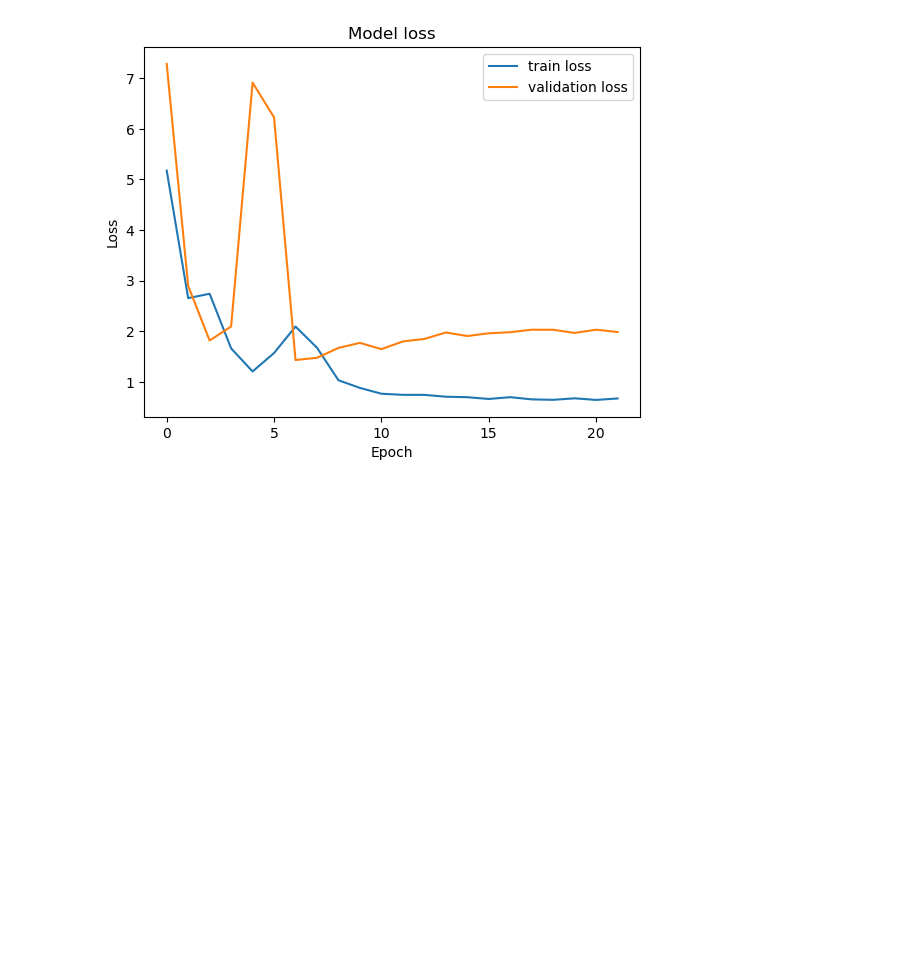
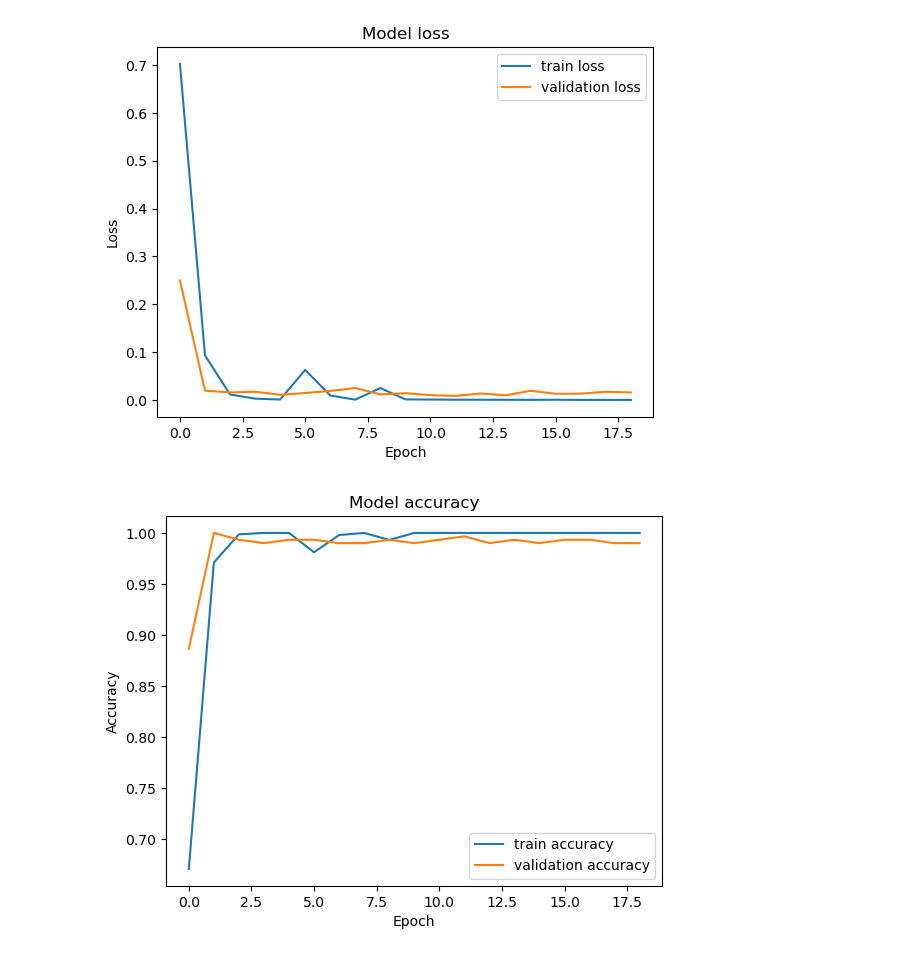
Before and after one commit to slavajda02/MLF-Project, a Jupyter notebook: testing.ipynb, the cells around one changed output. Cells and saved outputs as stored; diff of their text form; code cells hidden in the pictures; blank space fills up the shorter version.

```diff
--- a/testing.ipynb
+++ b/testing.ipynb
@@ -22,7 +33,7 @@ To enable the following instructions: AVX2 FMA, in other operations, rebuild Ten
 # Load dataset
 def load_dataset(dir_path):
     """
-    Load dataset from a given directory path.
+    Load dataset from a given directory path. Normalizes and reshapes the data for the machine learning model.
 
     Args:
         dir_path (str): Path to the dataset directory.
@@ -41,8 +52,9 @@ def load_dataset(dir_path):
     label_training = os.path.join(dir_path, 'label_train.csv')
     label_testing = os.path.join(dir_path, 'test_format.csv')
 
-    training_files = os.listdir(train_path)
-    testing_files = os.listdir(test_path)
+    # List directories and sort them by their ID
+    training_files = sorted(os.listdir(train_path), key = lambda x: int(x.split('.')[0]))
+    testing_files = sorted(os.listdir(test_path), key = lambda x: int(x.split('.')[0]))
 
     # Load training and testing datasets
     training_dataset = []
@@ -61,5 +73,18 @@ def load_dataset(dir_path):
     label_train = pd.read_csv(label_training)
     label_test = pd.read_csv(label_testing)
 
+    # Converts lists to numpy arrays
+    training_dataset = np.array(training_dataset)
+    testing_dataset = np.array(testing_dataset)
 
-    return np.array(training_dataset), np.array(testing_dataset), label_train, label_test
+    # Normalizes and reshapes the data
+    train_normalized = (training_dataset - training_dataset.min()) / (training_dataset.max() - training_dataset.min())
+    train_reshaped = train_normalized.reshape(-1, 72, 48, 1)
+
+    testing_normalized = (testing_dataset - testing_dataset.min()) / (testing_dataset.max() - testing_dataset.min())
+    testing_reshaped = testing_normalized.reshape(-1, 72, 48, 1)
+
+    print(f"Training dataset shape: {training_dataset.shape}")
+    print(f"Testing dataset shape: {testing_dataset.shape}")
+
+    return train_reshaped, testing_reshaped, label_train, label_test
@@ -242,11 +301,9 @@ _________________________________________________________________
 # %%
 #Train the model
-validation_split = 0.2
-
 history = model.fit(train, train_labels_coded,
+                     validation_data=(val, val_labels_coded),
                      batch_size=batch_size,
                      epochs=n_of_epochs,
-                     validation_split = validation_split,
                      callbacks=[lr_reducer, early_stopping],)
 # %% [output]
 Epoch 1/100
@@ -276,12 +333,22 @@ Epoch 22: early stopping
 # %%
 # Plot the training loss
 plt.plot(history.history['loss'], label='train loss')
 plt.plot(history.history['val_loss'], label='validation loss')
 plt.title('Model loss')
 plt.ylabel('Loss')
 plt.xlabel('Epoch')
 plt.legend()
 plt.show()
+
+# Plot the training accuracy
+plt.plot(history.history['accuracy'], label='train accuracy')
+plt.plot(history.history['val_accuracy'], label='validation accuracy')
+plt.title('Model accuracy')
+plt.ylabel('Accuracy')
+plt.xlabel('Epoch')
+plt.legend()
+plt.show()
 # %% [output]
-[figure, old version]
+[figure, new version]
+[figure, added]
 # %%
```
Also changed, not shown: parts of 8 cells of this notebook, 2 other files.
